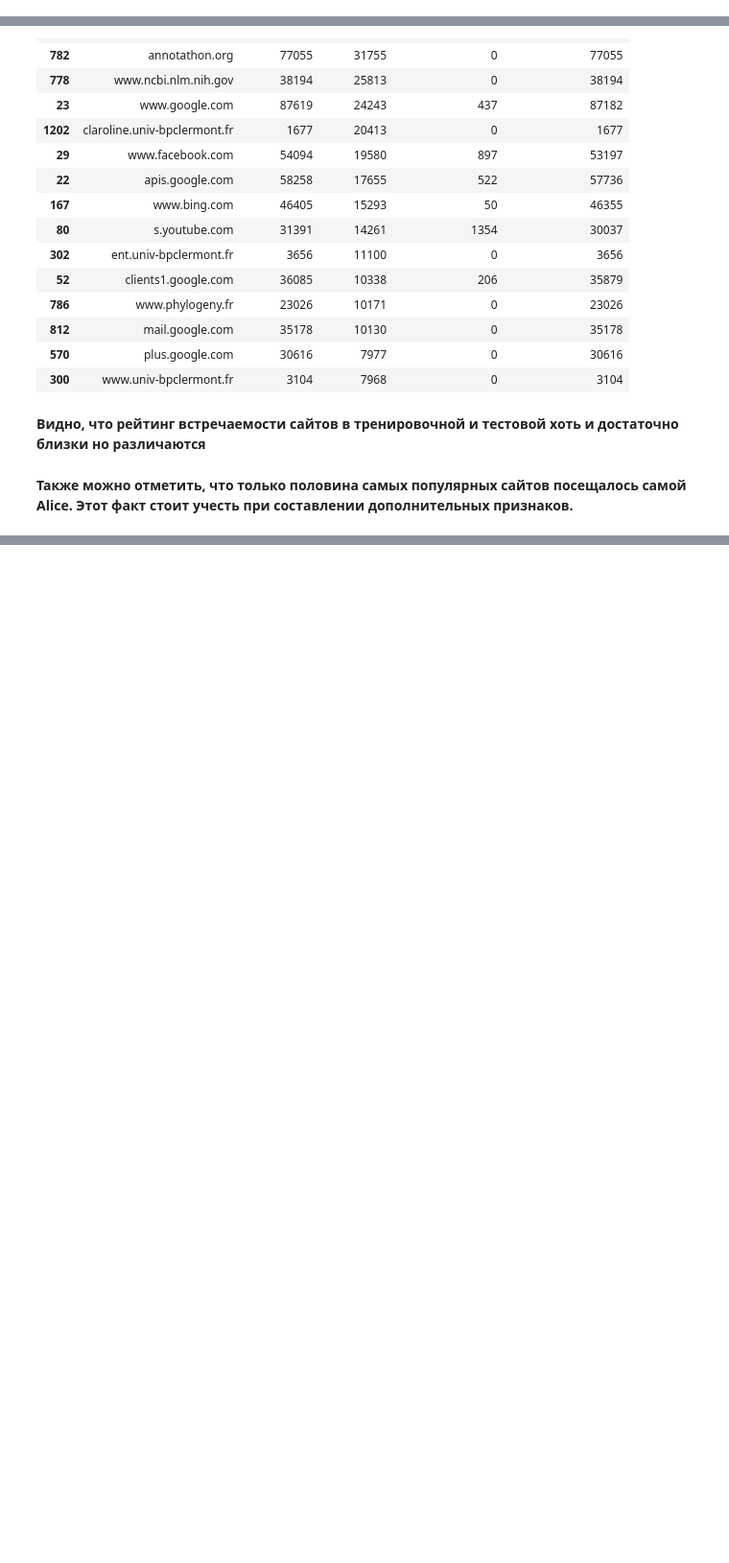
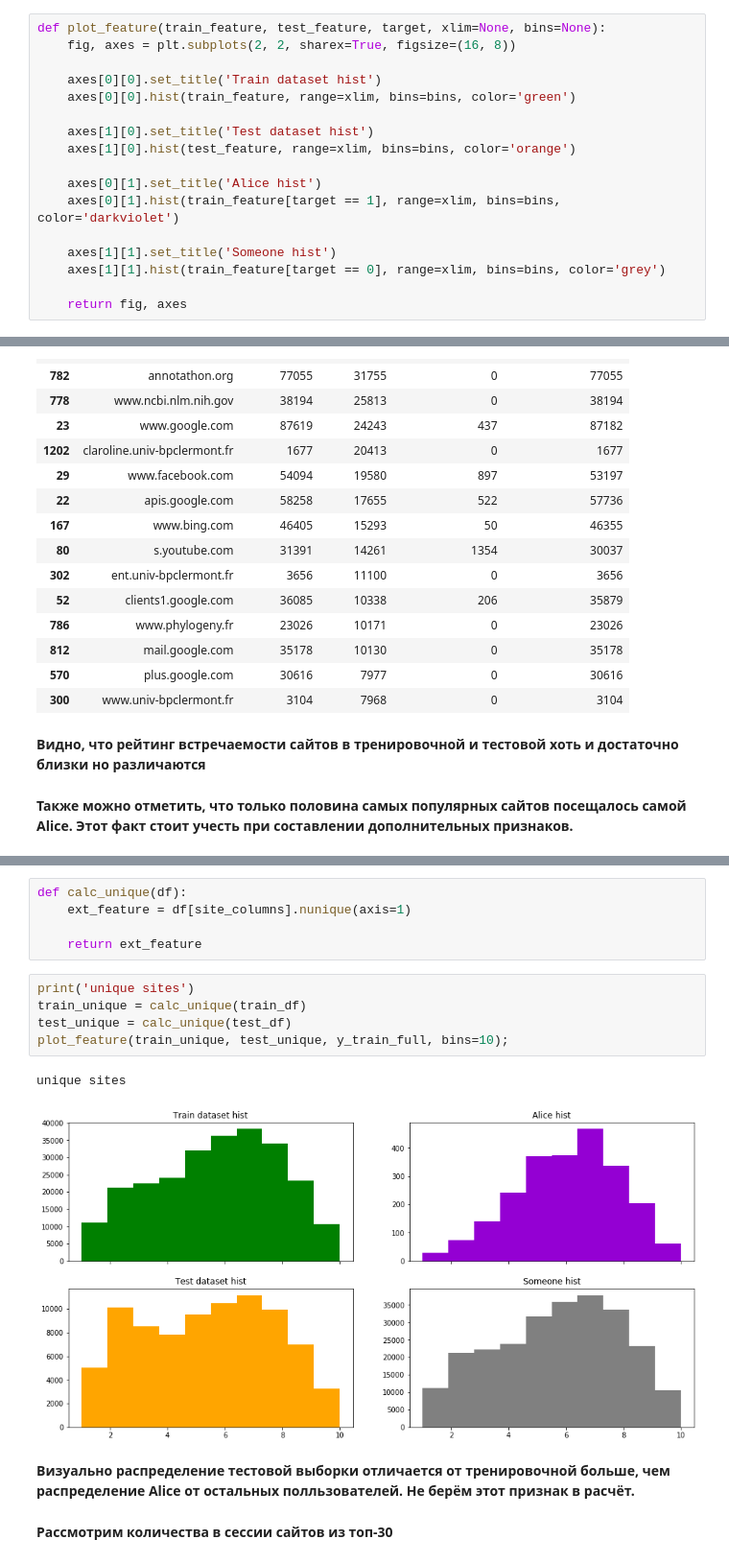
Before and after one commit to n-surkov/coursera_ml, a Jupyter notebook: solution/final_submission.ipynb, the cells around one changed output, grey strips where cells are left out. Shown: that part at 96% size. Saved outputs shown, nothing was run; the diff lists cells and outputs as text; blank space fills up the shorter version.

```diff
--- a/solution/final_submission.ipynb
+++ b/solution/final_submission.ipynb
@@ -61,6 +62,23 @@ def write_to_submission_file(predicted_labels, out_file,
                                 index = np.arange(1, predicted_labels.shape[0] + 1),
                                 columns=[target])
     predicted_df.to_csv(out_file, index_label=index_label)
+# %%
+def plot_feature(train_feature, test_feature, target, xlim=None, bins=None):
+    fig, axes = plt.subplots(2, 2, sharex=True, figsize=(16, 8))
+
+    axes[0][0].set_title('Train dataset hist')
+    axes[0][0].hist(train_feature, range=xlim, bins=bins, color='green')
+
+    axes[1][0].set_title('Test dataset hist')
+    axes[1][0].hist(test_feature, range=xlim, bins=bins, color='orange')
+
+    axes[0][1].set_title('Alice hist')
+    axes[0][1].hist(train_feature[target == 1], range=xlim, bins=bins, color='darkviolet')
+
+    axes[1][1].set_title('Someone hist')
+    axes[1][1].hist(train_feature[target == 0], range=xlim, bins=bins, color='grey')
+
+    return fig, axes
 # %% [markdown]
 # Исследование исходных данных
 # %% [markdown]
@@ -216,0 +413,17 @@ site_freq.sort_values('test_count', ascending=False).head(15)
+# %%
+def calc_unique(df):
+    ext_feature = df[site_columns].nunique(axis=1)
+
+    return ext_feature
+# %%
+print('unique sites')
+train_unique = calc_unique(train_df)
+test_unique = calc_unique(test_df)
+plot_feature(train_unique, test_unique, y_train_full, bins=10);
+# %% [output]
+unique sites
+[figure, added]
+# %% [markdown]
+**Визуально распределение тестовой выборки отличается от тренировочной больше, чем распределение Alice от остальных полльзователей. Не берём этот признак в расчёт.**
+# %% [markdown]
+**Рассмотрим количества в сессии сайтов из топ-30**
```
Also changed, not shown: parts of 58 cells of this notebook.
